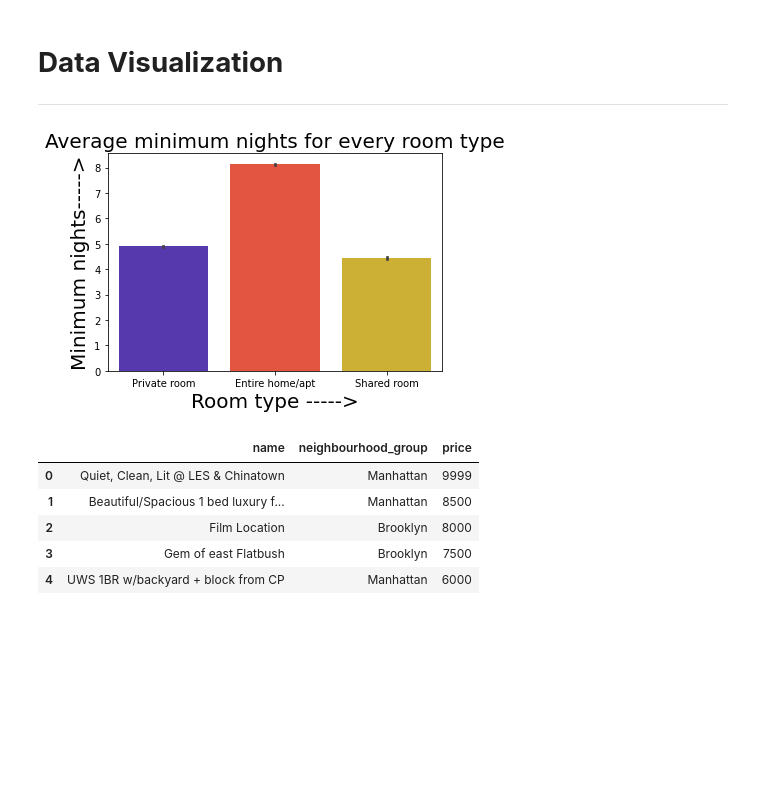
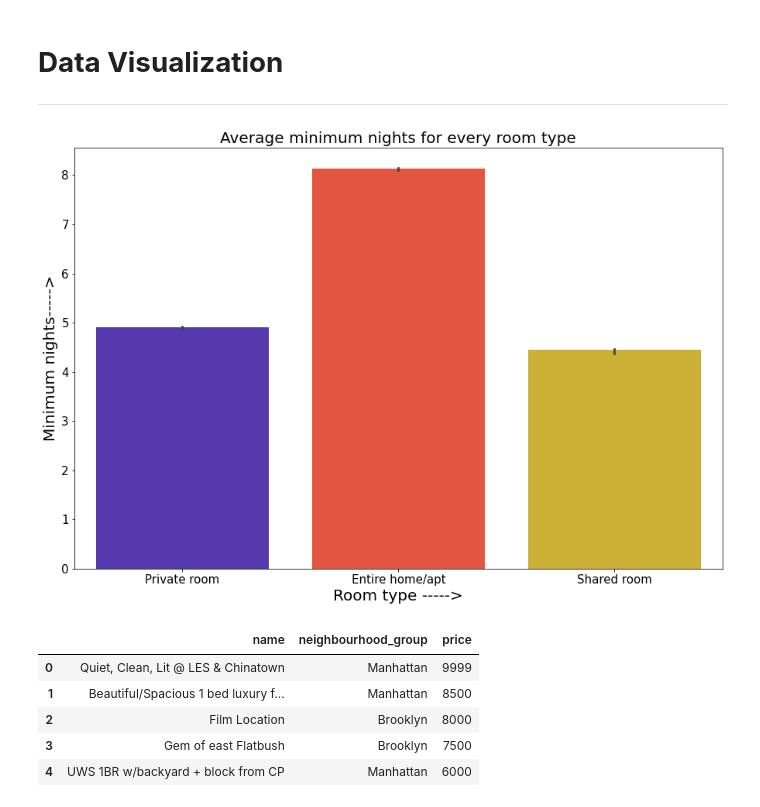
Before and after one commit to amol004/Airbnb-booking-analysis, a Jupyter notebook: Airbnb_bookings_analysis.ipynb, the cells around one changed output. Cells and saved outputs as stored; diff of their text form; code cells hidden in the pictures; blank space fills up the shorter version.

```diff
--- a/Airbnb_bookings_analysis.ipynb
+++ b/Airbnb_bookings_analysis.ipynb
@@ -201,15 +201,16 @@ memory usage: 3.4+ MB
 ---
 # %%
 #Average minimum nights for every room type
+plt.rcParams['figure.figsize']=(15,10) # figure size
 sns.barplot(x="room_type",y="minimum_nights",data=airbnb_df,palette="CMRmap",ci=10)
 # title
 plt.title('Average minimum nights for every room type',fontsize=20)
 # x axis label
 plt.xlabel('Room type ----->',fontsize=20)
 # y axis label
 plt.ylabel('Minimum nights----->',fontsize=20);
 # %% [output]
-[figure, old version]
+[figure, new version]
 # %%
 # Top 5 most expensive properties and their locations
 bb=airbnb_df.groupby(['name','neighbourhood_group'])['price'].max().sort_values(ascending=False).head()
```
